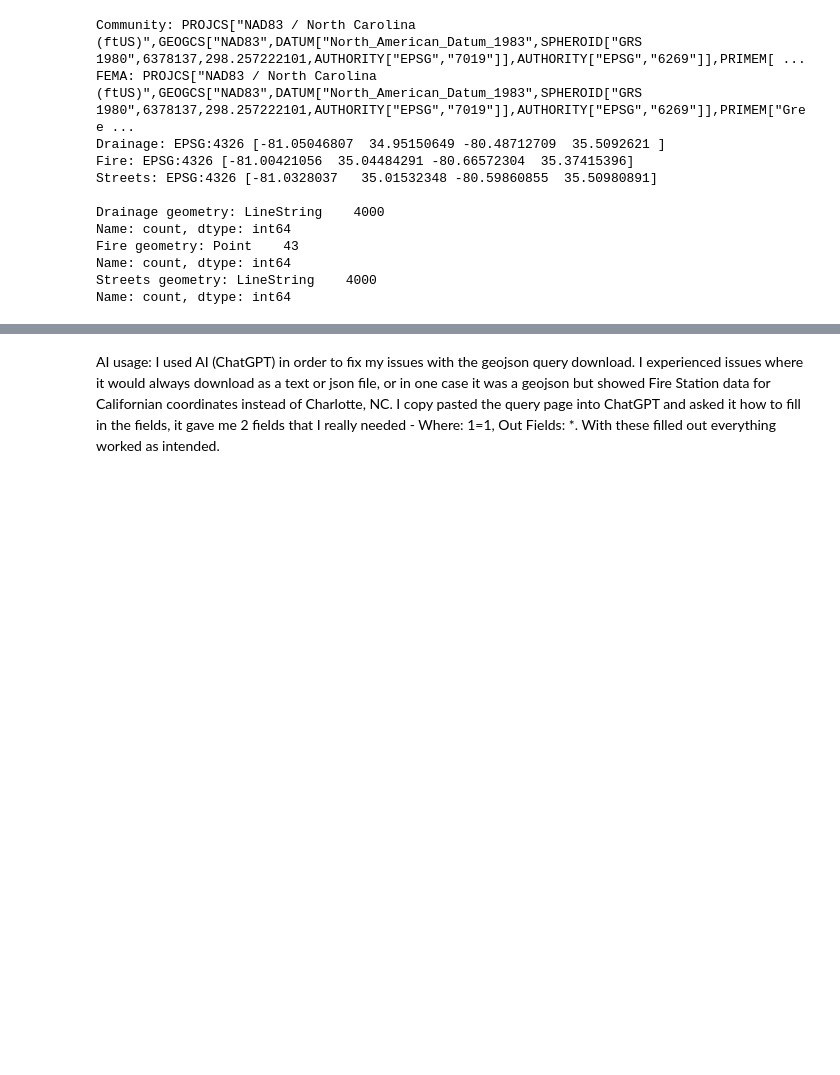
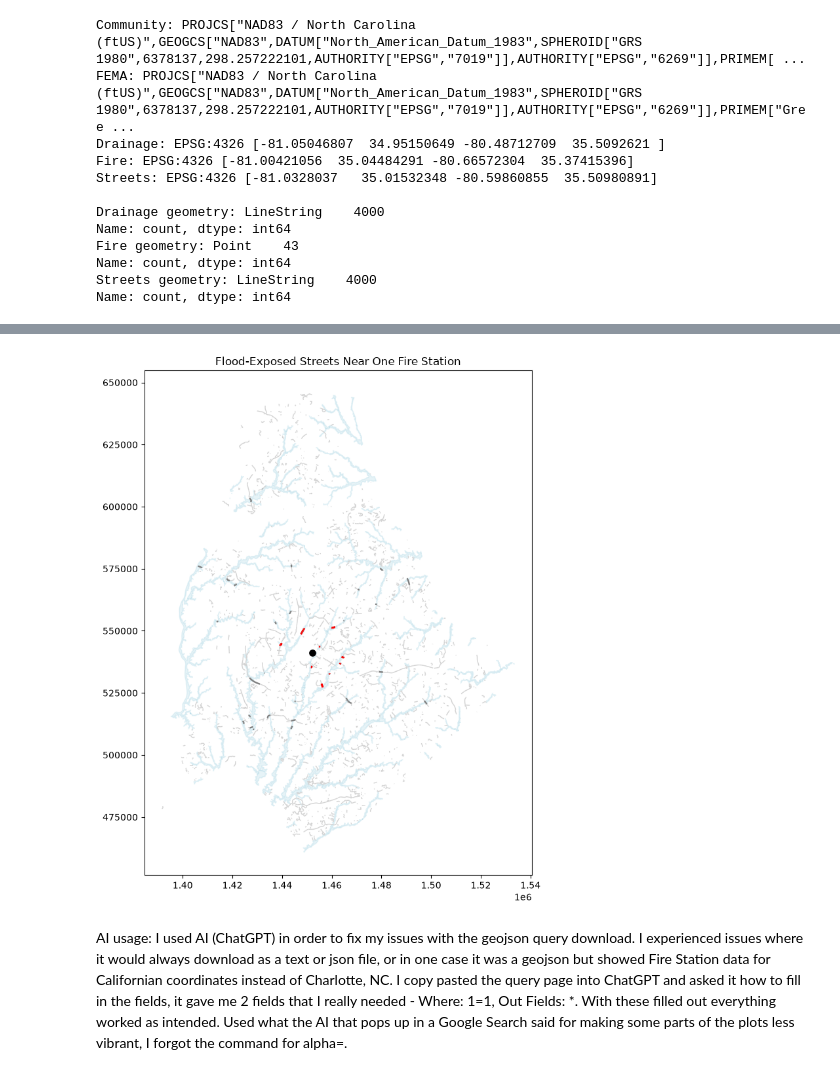
Before and after one commit to achakarova/geog592-achakaro, a Jupyter notebook: homework/week07/achakaro_hw08.ipynb, the cells around one changed output, grey strips where cells are left out. Cells and saved outputs as stored; diff of their text form; code cells hidden in the pictures; blank space fills up the shorter version.

Commit message:
HW08 - Part2 Done

```diff
--- a/homework/week07/achakaro_hw08.ipynb
+++ b/homework/week07/achakaro_hw08.ipynb
@@ -96,0 +167,4 @@ plt.show()
+# %%
+fire_station_1 = fire.geometry.iloc[0]
+flood_exposed_streets["distance_to_fire_ft"] = (flood_exposed_streets.geometry.distance(fire_station_1))
+flood_exposed_streets[["distance_to_fire_ft", "geometry"]].head()
@@ -96,0 +192,4 @@ plt.show()
+# %%
+flood_streets_near_fire = flood_exposed_streets[flood_exposed_streets["distance_to_fire_ft"] <= 15840].copy()
+#3 miles distance
+flood_streets_near_fire.head()
@@ -96,0 +204,12 @@ plt.show()
+# %%
+fig, ax = plt.subplots(figsize=(10, 10))
+community.plot(ax=ax, color="lightblue", alpha=0.30, edgecolor="lightblue")
+streets.plot(ax=ax, color="lightgray", linewidth=1.0)
+flood_exposed_streets.plot(ax=ax, color="gray", linewidth=1.7)
+flood_streets_near_fire.plot(ax=ax, color="red", linewidth=2.2)
+fire.iloc[[0]].plot(ax=ax, color="black", markersize=45)
+
+ax.set_title("Flood-Exposed Streets Near One Fire Station")
+plt.show()
+# %% [output]
+[figure, added]
@@ -97,2 +218,2 @@ plt.show()
 # %% [markdown]
-AI usage: I used AI (ChatGPT) in order to fix my issues with the geojson query download. I experienced issues where it would always download as a text or json file, or in one case it was a geojson but showed Fire Station data for Californian coordinates instead of Charlotte, NC. I copy pasted the query page into ChatGPT and asked it how to fill in the fields, it gave me 2 fields that I really needed - Where: 1=1, Out Fields: *. With these filled out everything worked as intended.
+AI usage: I used AI (ChatGPT) in order to fix my issues with the geojson query download. I experienced issues where it would always download as a text or json file, or in one case it was a geojson but showed Fire Station data for Californian coordinates instead of Charlotte, NC. I copy pasted the query page into ChatGPT and asked it how to fill in the fields, it gave me 2 fields that I really needed - Where: 1=1, Out Fields: *. With these filled out everything worked as intended. Used what the AI that pops up in a Google Search said for making some parts of the plots less vibrant, I forgot the command for alpha=.
```
Also changed, not shown: parts of 16 cells of this notebook, 3 other files.
